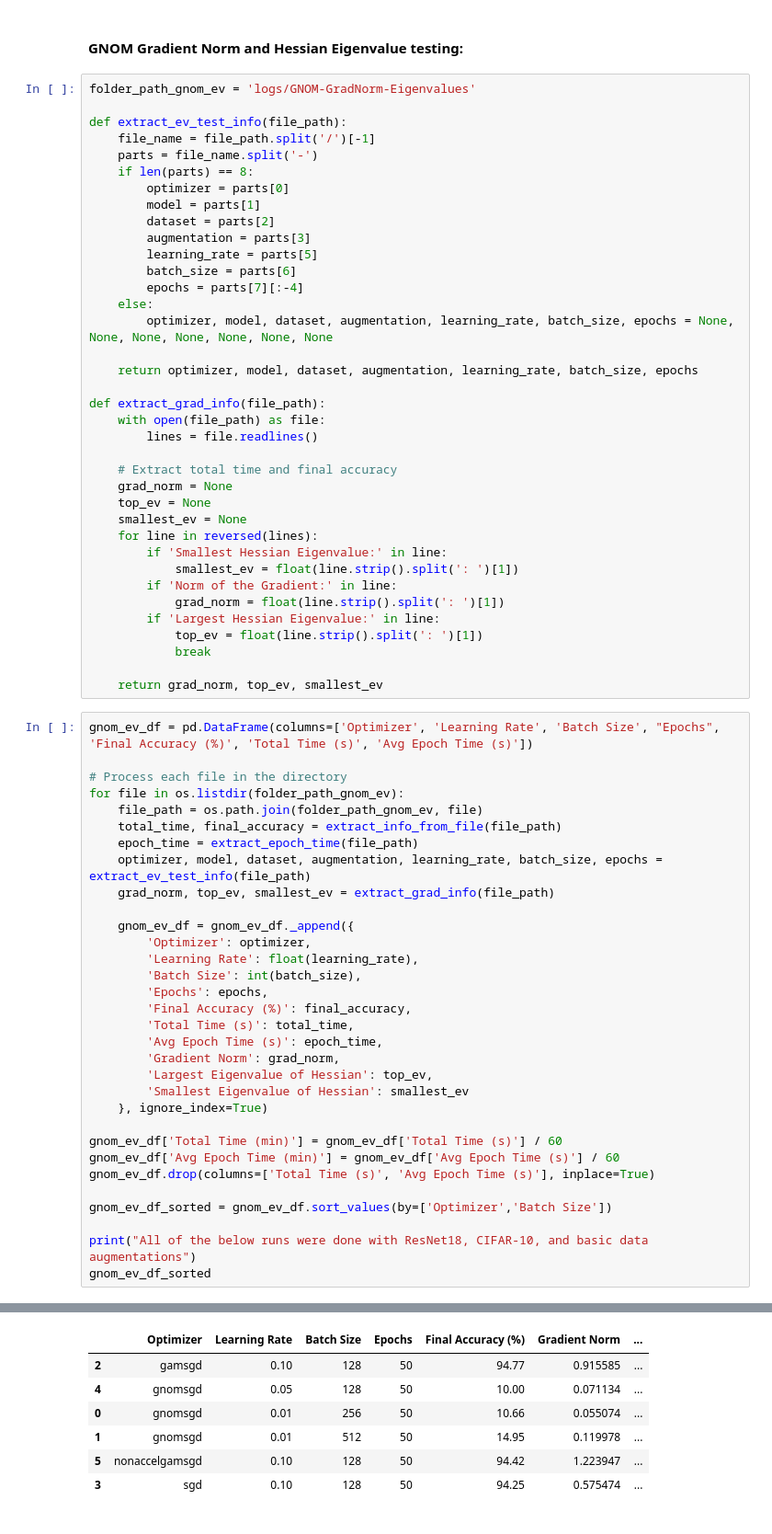
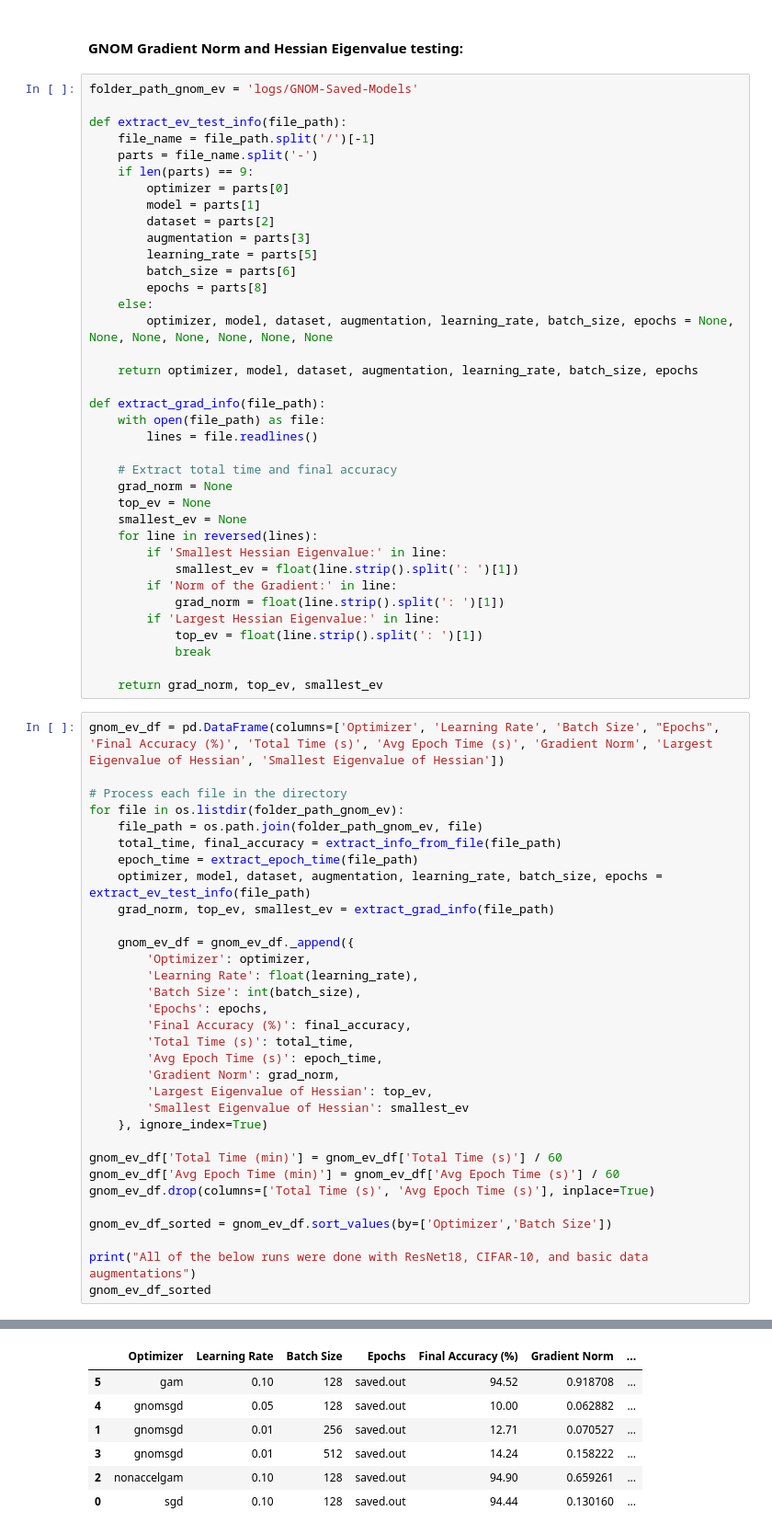
Before and after one commit to thomask902/2024-Numerical-Optimization-Research, a Jupyter notebook: results.ipynb, the cells around one changed output, grey strips where cells are left out. Shown at 92% size. Cells and saved outputs as stored; diff of their text form.

```diff
--- a/results.ipynb
+++ b/results.ipynb
@@ -218,19 +218,19 @@ gnom_df_sorted
 # %% [markdown]
 #### GNOM Gradient Norm and Hessian Eigenvalue testing:
 # %%
-folder_path_gnom_ev = 'logs/GNOM-GradNorm-Eigenvalues'
+folder_path_gnom_ev = 'logs/GNOM-Saved-Models'
 
 def extract_ev_test_info(file_path):
     file_name = file_path.split('/')[-1]
     parts = file_name.split('-')
-    if len(parts) == 8:
+    if len(parts) == 9:
         optimizer = parts[0]
         model = parts[1]
         dataset = parts[2]
         augmentation = parts[3]
         learning_rate = parts[5]
         batch_size = parts[6]
-        epochs = parts[7][:-4]
+        epochs = parts[8]
     else:
         optimizer, model, dataset, augmentation, learning_rate, batch_size, epochs = None, None, None, None, None, None, None
 
@@ -255,43 +255,43 @@ def extract_grad_info(file_path):
 
     return grad_norm, top_ev, smallest_ev
 # %%
-gnom_ev_df = pd.DataFrame(columns=['Optimizer', 'Learning Rate', 'Batch Size', "Epochs", 'Final Accuracy (%)', 'Total Time (s)', 'Avg Epoch Time (s)'])
+gnom_ev_df = pd.DataFrame(columns=['Optimizer', 'Learning Rate', 'Batch Size', "Epochs", 'Final Accuracy (%)', 'Total Time (s)', 'Avg Epoch Time (s)', 'Gradient Norm', 'Largest Eigenvalue of Hessian', 'Smallest Eigenvalue of Hessian'])
 
 # Process each file in the directory
 for file in os.listdir(folder_path_gnom_ev):
     file_path = os.path.join(folder_path_gnom_ev, file)
     total_time, final_accuracy = extract_info_from_file(file_path)
     epoch_time = extract_epoch_time(file_path)
     optimizer, model, dataset, augmentation, learning_rate, batch_size, epochs = extract_ev_test_info(file_path)
     grad_norm, top_ev, smallest_ev = extract_grad_info(file_path)
 
     gnom_ev_df = gnom_ev_df._append({
         'Optimizer': optimizer,
         'Learning Rate': float(learning_rate),
         'Batch Size': int(batch_size),
         'Epochs': epochs,
         'Final Accuracy (%)': final_accuracy,
         'Total Time (s)': total_time,
         'Avg Epoch Time (s)': epoch_time,
         'Gradient Norm': grad_norm,
         'Largest Eigenvalue of Hessian': top_ev,
         'Smallest Eigenvalue of Hessian': smallest_ev
     }, ignore_index=True)
 
 gnom_ev_df['Total Time (min)'] = gnom_ev_df['Total Time (s)'] / 60
 gnom_ev_df['Avg Epoch Time (min)'] = gnom_ev_df['Avg Epoch Time (s)'] / 60
 gnom_ev_df.drop(columns=['Total Time (s)', 'Avg Epoch Time (s)'], inplace=True)
 
 gnom_ev_df_sorted = gnom_ev_df.sort_values(by=['Optimizer','Batch Size'])
 
 print("All of the below runs were done with ResNet18, CIFAR-10, and basic data augmentations")
 gnom_ev_df_sorted
 # %% [output]
 All of the below runs were done with ResNet18, CIFAR-10, and basic data augmentations
 |  | Optimizer | Learning Rate | Batch Size | Epochs | Final Accuracy (%) | Gradient Norm | ... |
-| 2 | gamsgd | 0.10 | 128 | 50 | 94.77 | 0.915585 | ... |
-| 4 | gnomsgd | 0.05 | 128 | 50 | 10.00 | 0.071134 | ... |
-| 0 | gnomsgd | 0.01 | 256 | 50 | 10.66 | 0.055074 | ... |
-| 1 | gnomsgd | 0.01 | 512 | 50 | 14.95 | 0.119978 | ... |
-| 5 | nonaccelgamsgd | 0.10 | 128 | 50 | 94.42 | 1.223947 | ... |
-| 3 | sgd | 0.10 | 128 | 50 | 94.25 | 0.575474 | ... |
+| 5 | gam | 0.10 | 128 | saved.out | 94.52 | 0.918708 | ... |
+| 4 | gnomsgd | 0.05 | 128 | saved.out | 10.00 | 0.062882 | ... |
+| 1 | gnomsgd | 0.01 | 256 | saved.out | 12.71 | 0.070527 | ... |
+| 3 | gnomsgd | 0.01 | 512 | saved.out | 14.24 | 0.158222 | ... |
+| 2 | nonaccelgam | 0.10 | 128 | saved.out | 94.90 | 0.659261 | ... |
+| 0 | sgd | 0.10 | 128 | saved.out | 94.44 | 0.130160 | ... |
```
Also changed, not shown: 37 other files.
